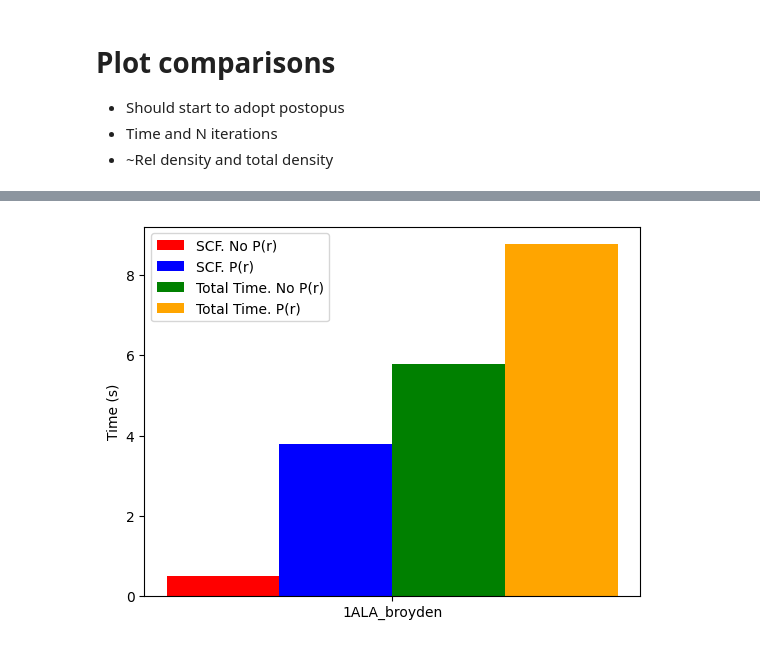
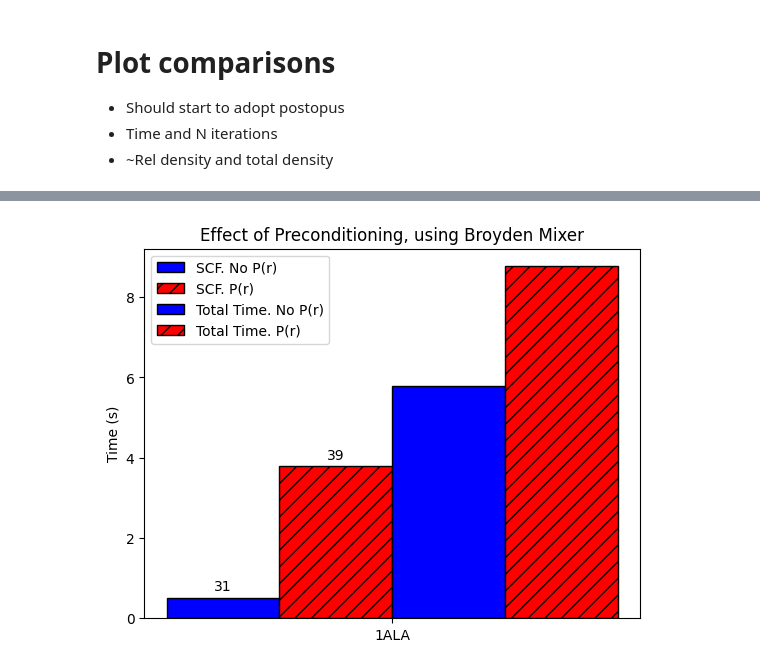
Before and after one commit to AlexBuccheri/oct_flow, a Jupyter notebook: jupyter/kerker_preconditioning.ipynb, the cells around one changed output, grey strips where cells are left out. Saved outputs shown, nothing was run; the diff lists cells and outputs as text; code cells hidden in the pictures.

```diff
--- a/jupyter/kerker_preconditioning.ipynb
+++ b/jupyter/kerker_preconditioning.ipynb
@@ -87,9 +84,14 @@ The autoreload extension is already loaded. To reload it, use:
 # %%
+""" Note, it would be worth absorbing these into workflows, which work with Postopus
+"""
+%load_ext autoreload
+%autoreload 2
+
 import numpy as np
 import matplotlib.pyplot as plt
 from typing import List
 
-from oct_utils import parse_profiling
+from oct_utils import parse_profiling, ConvergenceData
 
 
 def bar_chart_data_single_field(files, field1: str, field2: str):
@@ -105,47 +107,92 @@ def bar_chart_data_single_field(files, field1: str, field2: str):
     return values
 
 
-def bar_plot(systems: List[str], fields: List[dict], width = 0.27):
+def number_of_scf_iterations(files) -> List[int]:
+    """ Wrapper util
+    :param files:
+    :return:
+    """
+    n_scf = []
+    for file in files:
+        convergence = ConvergenceData(file)
+        n_scf.append(convergence.n_scf_iterations())
+    return n_scf
+
+
+def bar_plot(systems: List[str], fields: List[dict], width = 0.27, bar_labels=None, title=''):
+    """ Plot several bar plots (one per field) for each system
+
+    Adapted from this reference:
+    https://stackoverflow.com/questions/14270391/how-to-plot-multiple-bars-grouped
+
+    :param systems:
+    :param fields:
+    :param width:
+    :return:
+    """
     fig = plt.figure()
     ax = fig.add_subplot(111)
-    x_dummy = np.arange(len(systems))  # the x locations for the groups
+    x_dummy = np.arange(len(systems))  # the x locations for the systems
+    ax.set_title(title)
 
     plots = []
     field_labels = []
     for i, field in enumerate(fields):
-        plots.append(ax.bar(x_dummy + (i * width), field['data'], width, color=field['color']))
-        field_labels.append(field['label'])
+        data = field.pop('data')
+        label = field.pop('label')
+        # Plot a bar chart for single field, for all systems
+        plot = ax.bar(x_dummy + (i * width), data, width, **field)
+        plots.append(plot)
+        field_labels.append(label)
 
     ax.set_ylabel('Time (s)')
-    n = len(fields)
-    ax.set_xticks(x_dummy + ((n - 1) * 0.5 * width))
+    ax.set_xticks(x_dummy + ((len(fields) - 1) * 0.5 * width))
     ax.set_xticklabels(systems)
     ax.legend(plots, field_labels)
 
+    if bar_labels is None:
+        return
 
-# TODO (Alex)
-# Make the colour scheme a bit smarter, then generalise to n-systems
-# Add label of number of SCF iterations, with and without P(r)
-# Followed this ref for bar charts: https://stackoverflow.com/questions/14270391/how-to-plot-multiple-bars-grouped
+    # Add N SCF iterations as labels. Want plots 0 and 1
+    for labels_for_field in bar_labels:
+        ifield = labels_for_field['field']
+        labels = labels_for_field['labels']
+        assert len(labels) == len(systems)
+        # For a given field, loop over each bar of the plot
+        # i.e iterate over all systems contributing data to this field
+        for i, bar in enumerate(plots[ifield]):
+            yval = bar.get_height()
+            plt.text(bar.get_x() + bar.get_width() / 2, yval + 0.1, labels[i], ha='center', va='bottom')
+
 
 # SCF Time - no preconditioner
 files = ['no_preconditioning/1ALA_broyden']
 scf_no_pre_values = bar_chart_data_single_field(files, 'SCF_CYCLE', 'TOTAL_TIME')
 # Total time - no preconditioner
 total_no_pre_values = bar_chart_data_single_field(files, 'COMPLETE_RUN', 'TOTAL_TIME')
+# Number of SCF iterations
+nscf_no_pre = number_of_scf_iterations(files)
 
 # SCF Time - Preconditioner
 files = ['preconditioning/1ALA_broyden']
 scf_pre_values = bar_chart_data_single_field(files, 'SCF_CYCLE', 'TOTAL_TIME')
 # Total time - Preconditioner
 total_pre_values = bar_chart_data_single_field(files, 'COMPLETE_RUN', 'TOTAL_TIME')
+# Number of SCF iterations
+nscf_pre = number_of_scf_iterations(files)
 
 
-fields = [{'data': scf_no_pre_values, 'label': 'SCF. No P(r)', 'color': 'r'},
-          {'data': scf_pre_values, 'label': 'SCF. P(r)', 'color': 'b'},
-          {'data': total_no_pre_values, 'label': 'Total Time. No P(r)', 'color': 'g'},
-          {'data': total_pre_values, 'label': 'Total Time. P(r)', 'color': 'orange'}]
+fields = [{'data': scf_no_pre_values, 'label': 'SCF. No P(r)', 'color': 'b', 'hatch': '', 'edgecolor': 'black'},
+          {'data': scf_pre_values, 'label': 'SCF. P(r)', 'color': 'r', 'hatch': '//', 'edgecolor': 'black'},
+          {'data': total_no_pre_values, 'label': 'Total Time. No P(r)', 'color': 'b', 'hatch': '', 'edgecolor': 'black'},
+          {'data': total_pre_values, 'label': 'Total Time. P(r)', 'color': 'r', 'hatch': '//', 'edgecolor': 'black'}]
 
-systems = ['1ALA_broyden']
-bar_plot(systems, fields)
+
+# Apply labels to bars, for the SCF fields
+# where the field index is defined by the order in fields, above
+bar_labels = [{'field': 0, 'labels': nscf_no_pre}, {'field': 1, 'labels': nscf_pre}]
+
+systems = ['1ALA']
+title = 'Effect of Preconditioning using the Broyden Mixer'
+bar_plot(systems, fields, bar_labels=bar_labels, title=title)
 # %% [output]
@@ -152 +201 @@ bar_plot(systems, fields)
-[figure, old version]
+[figure, new version]
```
Also changed, not shown: parts of 3 cells of this notebook, 2 other files.
